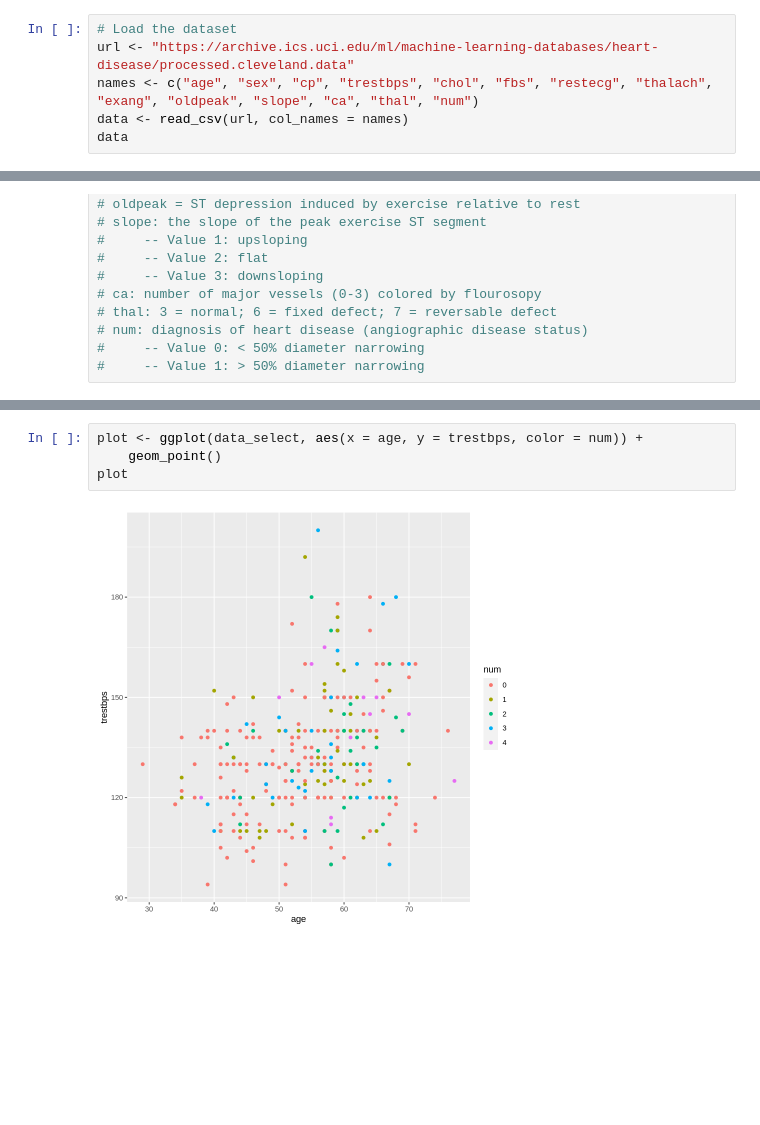
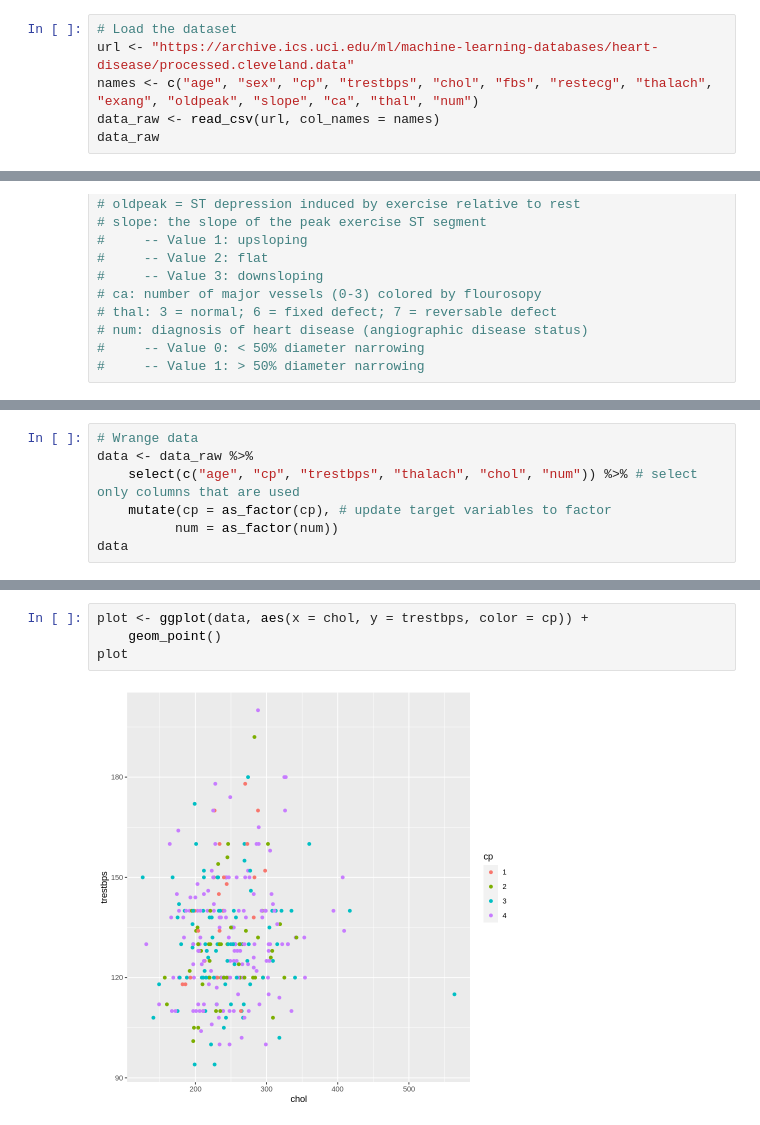
Before and after one commit to CameronGeisler/dsci-project, a Jupyter notebook: proposal2.ipynb, the cells around one changed output, grey strips where cells are left out. Cells and saved outputs as stored; diff of their text form; blank space fills up the shorter version.

```diff
--- a/proposal2.ipynb
+++ b/proposal2.ipynb
@@ -25,8 +7,8 @@ Warning message:
 # Load the dataset
 url <- "https://archive.ics.uci.edu/ml/machine-learning-databases/heart-disease/processed.cleveland.data"
 names <- c("age", "sex", "cp", "trestbps", "chol", "fbs", "restecg", "thalach", "exang", "oldpeak", "slope", "ca", "thal", "num")
-data <- read_csv(url, col_names = names)
-data
+data_raw <- read_csv(url, col_names = names)
+data_raw
 # %% [output]
 Parsed with column specification:
 cols(
@@ -119,0 +79,7 @@ A tibble: 303 × 4
+# %%
+# Wrange data
+data <- data_raw %>%
+    select(c("age", "cp", "trestbps", "thalach", "chol", "num")) %>% # select only columns that are used
+    mutate(cp = as_factor(cp), # update target variables to factor
+          num = as_factor(num))
+data
@@ -120,6 +135,6 @@ A tibble: 303 × 4
 # %%
-plot <- ggplot(data_select, aes(x = age, y = trestbps, color = num)) +
+plot <- ggplot(data, aes(x = chol, y = trestbps, color = cp)) +
     geom_point()
 plot
 # %% [output]
-[figure, old version]
+[figure, new version]
```
Also changed, not shown: parts of 10 cells of this notebook.
